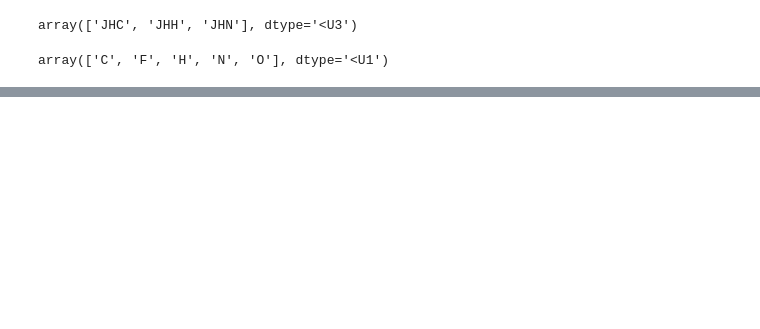
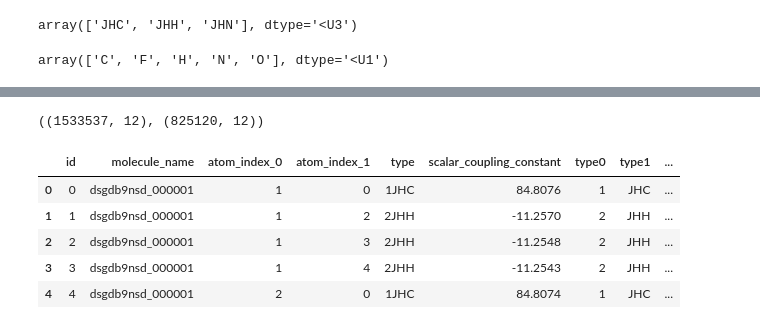
Before and after one commit to arhow/MolecularProperties, a Jupyter notebook: molecularproperties/extract_features/laplaction_matrix.ipynb, the cells around one changed output, grey strips where cells are left out. Drawn from its saved outputs; the diff is of its cells as text; code cells hidden in the pictures; blank space fills up the shorter version.

```diff
--- a/molecularproperties/extract_features/laplaction_matrix.ipynb
+++ b/molecularproperties/extract_features/laplaction_matrix.ipynb
@@ -223,0 +220,4 @@ df_train = generate_datalist(ss_train, xyz, ssx, structures, structures_idx, tra
+# %%
+df_train.shape, df_test.shape
+# %% [output]
+((1533537, 12), (825120, 12))
@@ -223,0 +252,9 @@ df_train = generate_datalist(ss_train, xyz, ssx, structures, structures_idx, tra
+# %%
+train.head()
+# %% [output]
+|  | id | molecule_name | atom_index_0 | atom_index_1 | type | scalar_coupling_constant | type0 | type1 | ... |
+| 0 | 0 | dsgdb9nsd_000001 | 1 | 0 | 1JHC | 84.8076 | 1 | JHC | ... |
+| 1 | 1 | dsgdb9nsd_000001 | 1 | 2 | 2JHH | -11.2570 | 2 | JHH | ... |
+| 2 | 2 | dsgdb9nsd_000001 | 1 | 3 | 2JHH | -11.2548 | 2 | JHH | ... |
+| 3 | 3 | dsgdb9nsd_000001 | 1 | 4 | 2JHH | -11.2543 | 2 | JHH | ... |
+| 4 | 4 | dsgdb9nsd_000001 | 2 | 0 | 1JHC | 84.8074 | 1 | JHC | ... |
```
Also changed, not shown: parts of 25 cells of this notebook, 3 other files.
